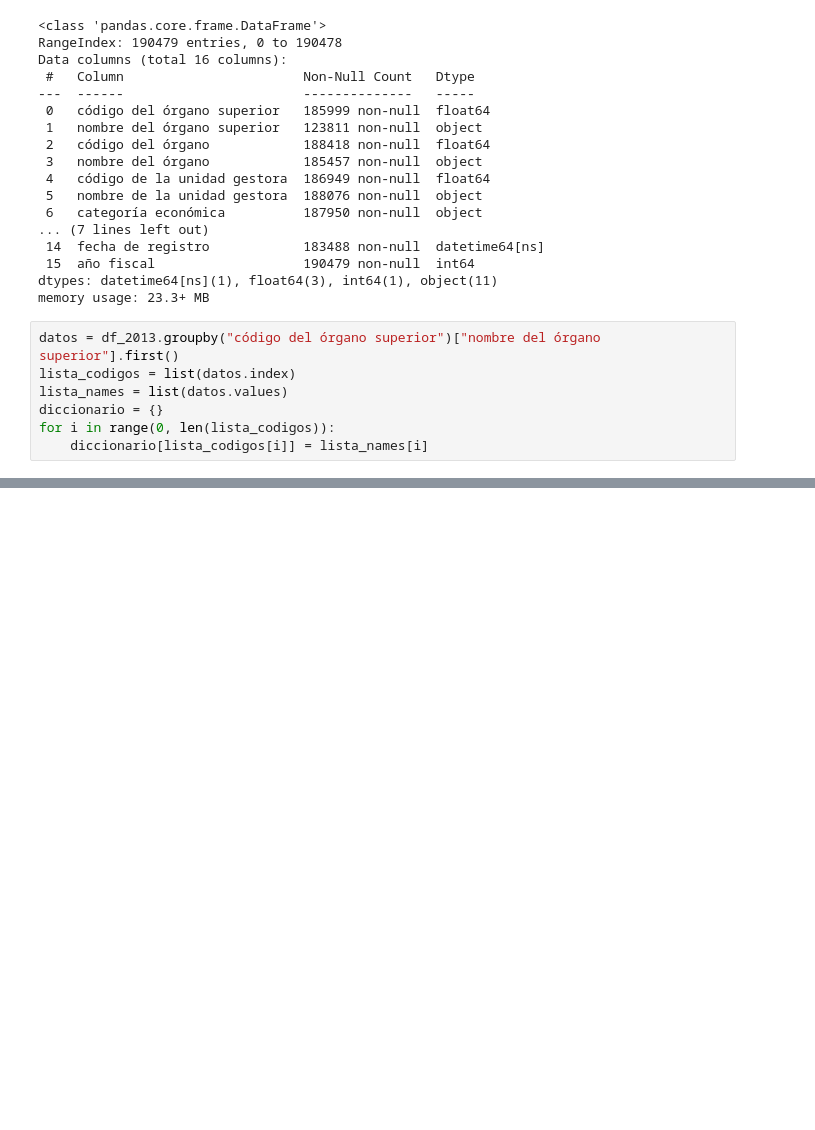
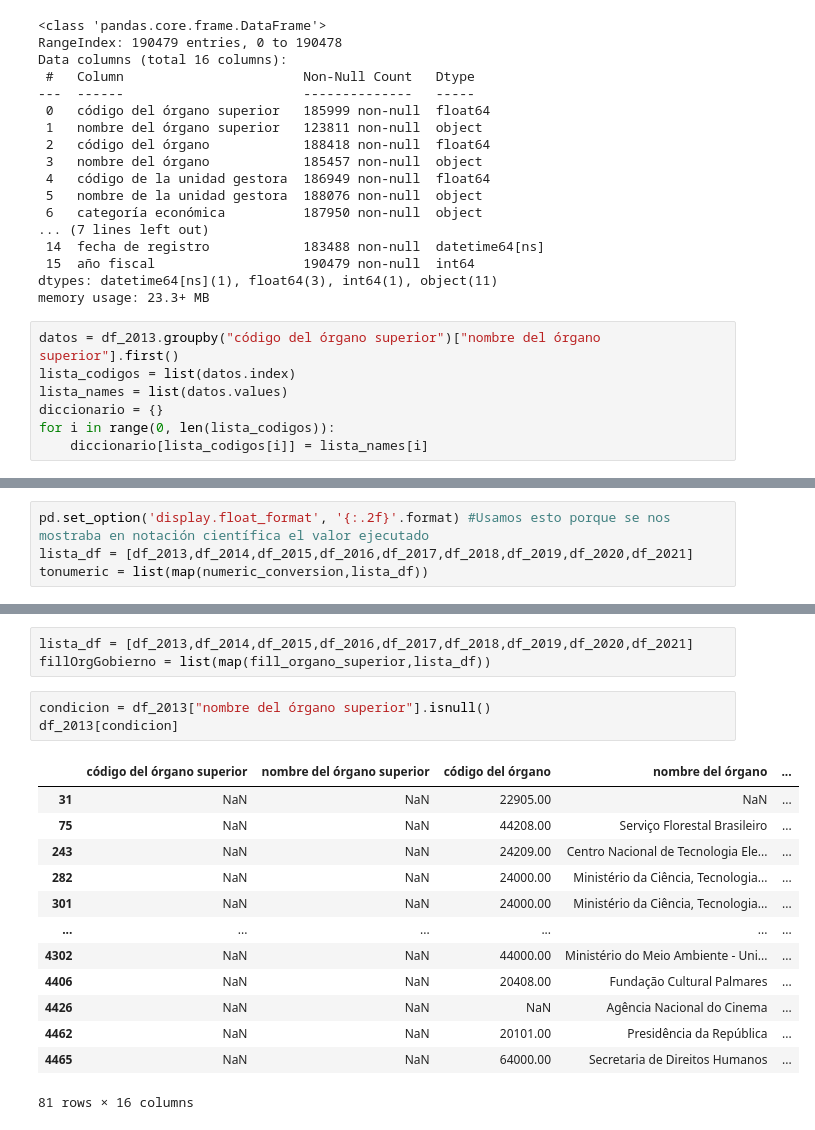
Before and after one commit to apelsito/Proyecto2-EDA-Ingresos-Brasil, a Jupyter notebook: jupyter_notebooks/01_Exploracion.ipynb, the cells around one changed output, grey strips where cells are left out. Drawn from its saved outputs; the diff is of its cells as text; blank space fills up the shorter version.

```diff
--- a/jupyter_notebooks/01_Exploracion.ipynb
+++ b/jupyter_notebooks/01_Exploracion.ipynb
@@ -84,0 +99,4 @@ for i in range(0, len(lista_codigos)):
+# %%
+pd.set_option('display.float_format', '{:.2f}'.format) #Usamos esto porque se nos mostraba en notación científica el valor ejecutado
+lista_df = [df_2013,df_2014,df_2015,df_2016,df_2017,df_2018,df_2019,df_2020,df_2021]
+tonumeric = list(map(numeric_conversion,lista_df))
@@ -84,0 +109,20 @@ for i in range(0, len(lista_codigos)):
+# %%
+lista_df = [df_2013,df_2014,df_2015,df_2016,df_2017,df_2018,df_2019,df_2020,df_2021]
+fillOrgGobierno = list(map(fill_organo_superior,lista_df))
+# %%
+condicion = df_2013["nombre del órgano superior"].isnull()
+df_2013[condicion]
+# %% [output]
+|  | código del órgano superior | nombre del órgano superior | código del órgano | nombre del órgano | ... |
+| 31 | NaN | NaN | 22905.00 | NaN | ... |
+| 75 | NaN | NaN | 44208.00 | Serviço Florestal Brasileiro | ... |
+| 243 | NaN | NaN | 24209.00 | Centro Nacional de Tecnologia Ele... | ... |
+| 282 | NaN | NaN | 24000.00 | Ministério da Ciência, Tecnologia... | ... |
+| 301 | NaN | NaN | 24000.00 | Ministério da Ciência, Tecnologia... | ... |
+| ... | ... | ... | ... | ... | ... |
+| 4302 | NaN | NaN | 44000.00 | Ministério do Meio Ambiente - Uni... | ... |
+| 4406 | NaN | NaN | 20408.00 | Fundação Cultural Palmares | ... |
+| 4426 | NaN | NaN | NaN | Agência Nacional do Cinema | ... |
+| 4462 | NaN | NaN | 20101.00 | Presidência da República | ... |
+| 4465 | NaN | NaN | 64000.00 | Secretaria de Direitos Humanos | ... |
+81 rows × 16 columns
```
Also changed, not shown: parts of 7 cells of this notebook, 1 other file.
